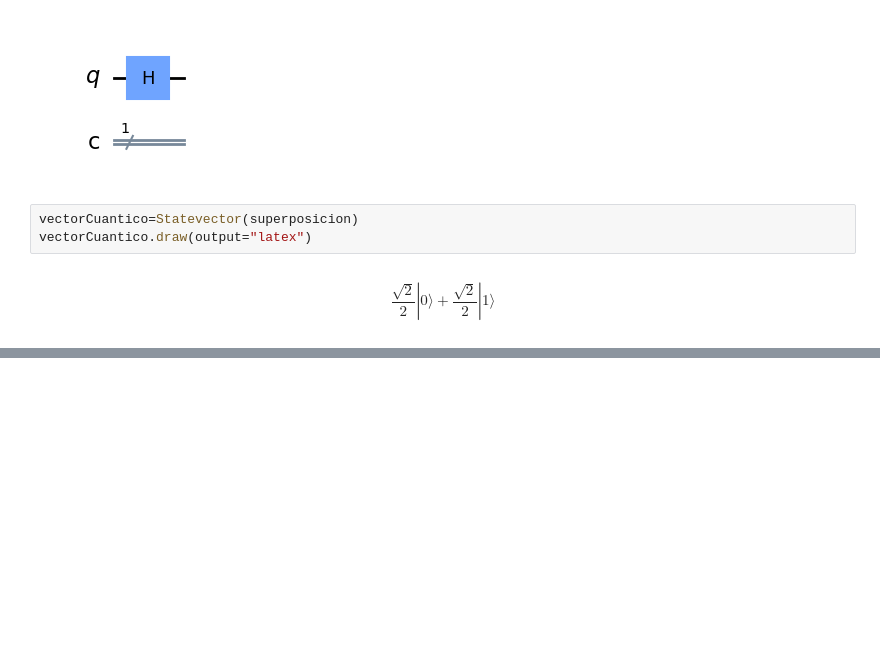
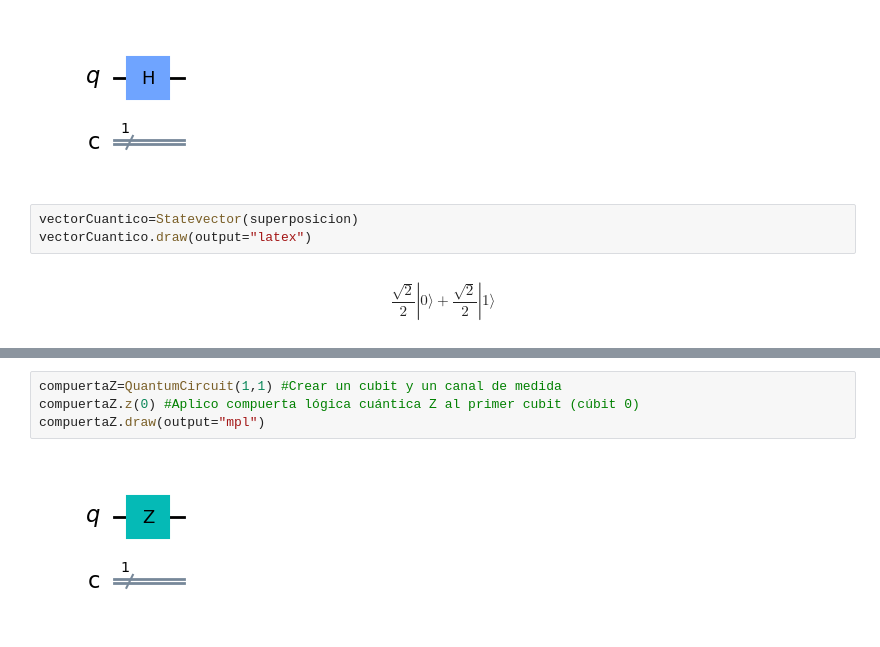
Before and after one commit to EusseJhoan/Utel_descifradoElQuantum, a Jupyter notebook: Descifrando_el_quantum.ipynb, the cells around one changed output, grey strips where cells are left out. Drawn from its saved outputs; the diff is of its cells as text; blank space fills up the shorter version.

```diff
--- a/Descifrando_el_quantum.ipynb
+++ b/Descifrando_el_quantum.ipynb
@@ -109,0 +126,6 @@ $$\frac{\sqrt{2}}{2} |0\rangle+\frac{\sqrt{2}}{2} |1\rangle$$
+# %%
+compuertaZ=QuantumCircuit(1,1) #Crear un cubit y un canal de medida
+compuertaZ.z(0) #Aplico compuerta lógica cuántica Z al primer cubit (cúbit 0)
+compuertaZ.draw(output="mpl")
+# %% [output]
+[figure, added]
```
Also changed, not shown: parts of 25 cells of this notebook.
